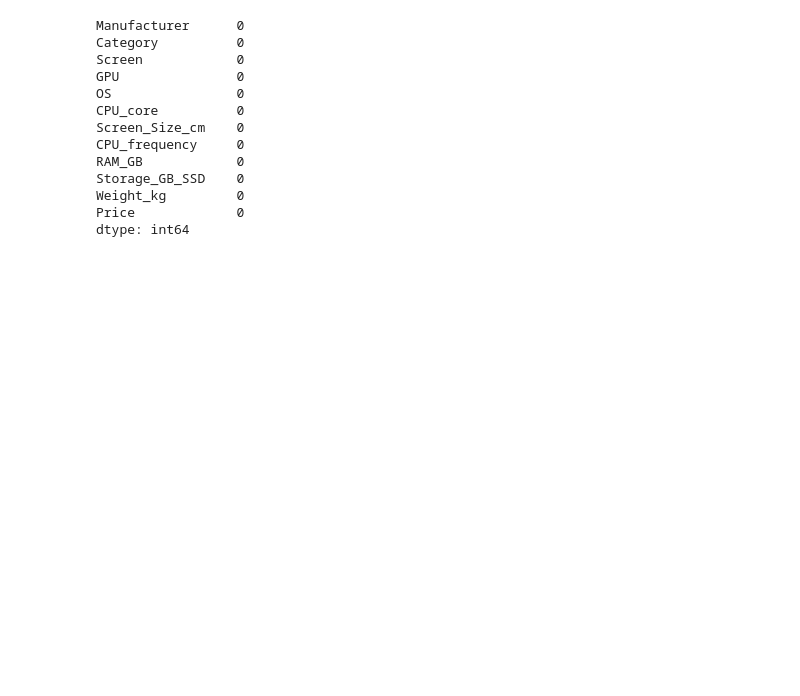
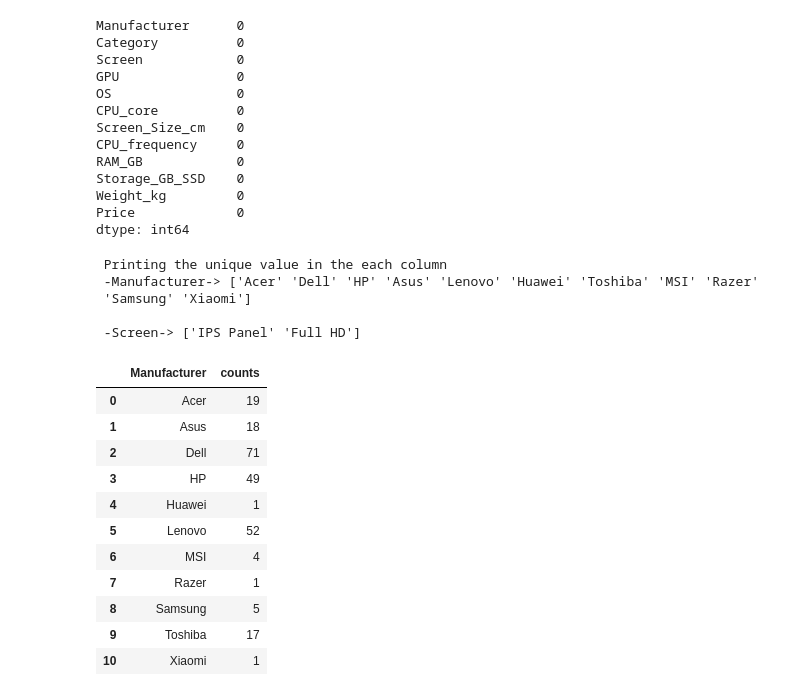
Before and after one commit to Sharmayush23/Data-visualisation-with-matplotlib-and-seaborn, a Jupyter notebook: Bargraph_matplotlib.ipynb, the cells around one changed output. Cells and saved outputs as stored; diff of their text form; code cells hidden in the pictures; blank space fills up the shorter version.

```diff
--- a/Bargraph_matplotlib.ipynb
+++ b/Bargraph_matplotlib.ipynb
@@ -103,3 +103,30 @@ Storage_GB_SSD    0
 Weight_kg         0
 Price             0
 dtype: int64
+# %%
+# printing unique values
+print(" Printing the unique value in the each column")
+for col in data.select_dtypes(include="object"):
+    print(f" -{col}-> {data[col].unique()}\n")
+# %% [output]
+ Printing the unique value in the each column
+ -Manufacturer-> ['Acer' 'Dell' 'HP' 'Asus' 'Lenovo' 'Huawei' 'Toshiba' 'MSI' 'Razer'
+ 'Samsung' 'Xiaomi']
+
+ -Screen-> ['IPS Panel' 'Full HD']
+# %%
+new_data=data.groupby("Manufacturer").size().reset_index(name="counts")
+new_data
+# %% [output]
+|  | Manufacturer | counts |
+| 0 | Acer | 19 |
+| 1 | Asus | 18 |
+| 2 | Dell | 71 |
+| 3 | HP | 49 |
+| 4 | Huawei | 1 |
+| 5 | Lenovo | 52 |
+| 6 | MSI | 4 |
+| 7 | Razer | 1 |
+| 8 | Samsung | 5 |
+| 9 | Toshiba | 17 |
+| 10 | Xiaomi | 1 |
```
Also changed, not shown: parts of 3 cells of this notebook, 2 other files.
